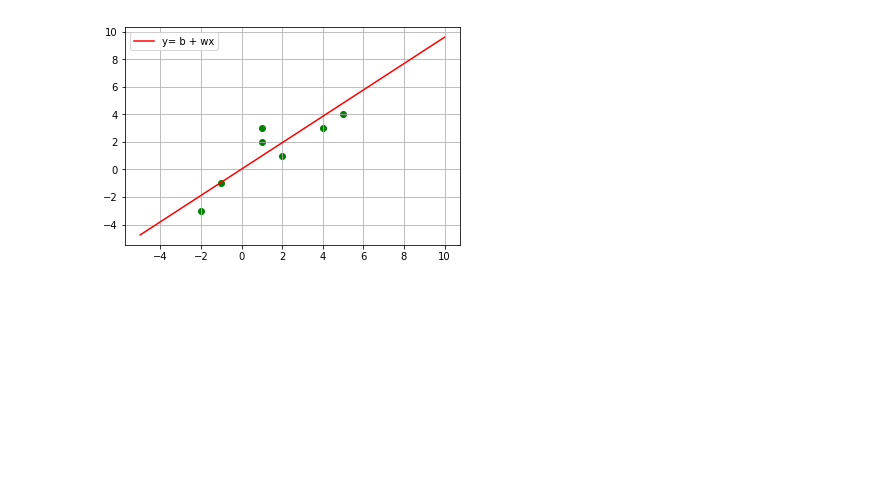
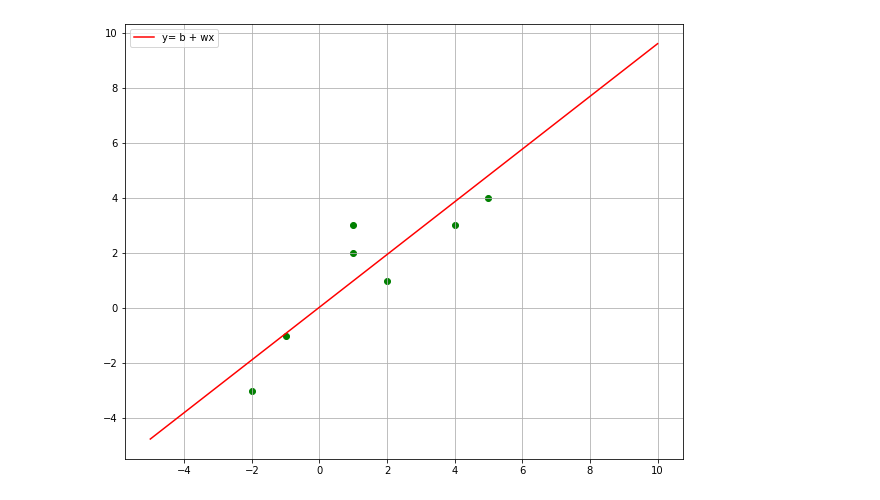
Before and after one commit to mfatihp/ML_examples, a Jupyter notebook: linear_regression_numpy.ipynb, the cells around one changed output. Cells and saved outputs as stored; diff of their text form; code cells hidden in the pictures; blank space fills up the shorter version.

Commit message:
Plot's figure size increased default to (10,8)

```diff
--- a/linear_regression_numpy.ipynb
+++ b/linear_regression_numpy.ipynb
@@ -34,14 +34,15 @@ labels = np.array([-3, -1, 2, 3, 3, 1, 4])
 # %%
 w, b = linear_regression(features, labels, len(features))
 
 x = np.linspace(-5, 10, 100)
 y = b + (w * x)
 
 # Plotting
+plt.figure(figsize=(10, 8))
 plt.plot(x, y, c='r', label='y= b + wx')
 plt.scatter(features, labels, c='g')
 plt.legend(loc='upper left')
 plt.grid()
 plt.show()
 # %% [output]
-[figure, old version]
+[figure, new version]
```
